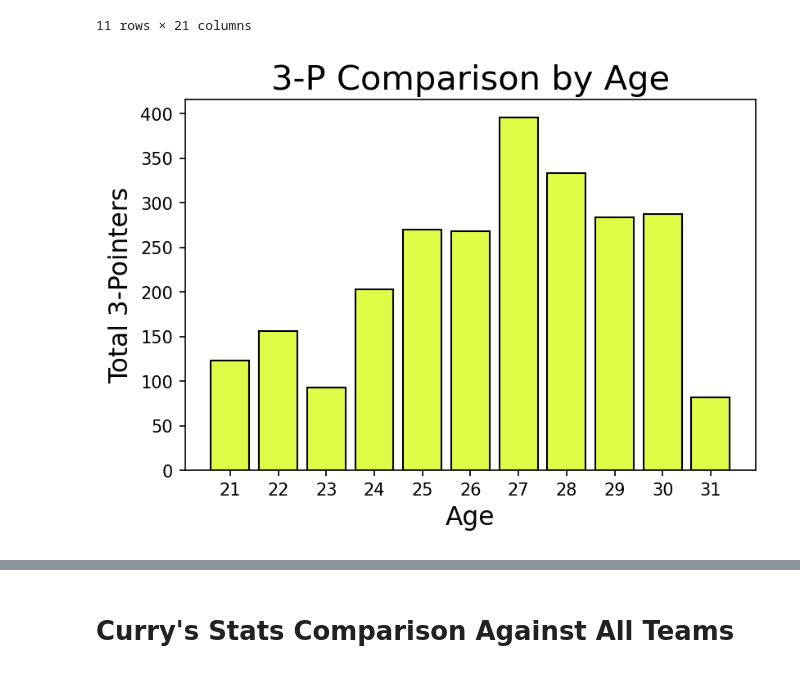
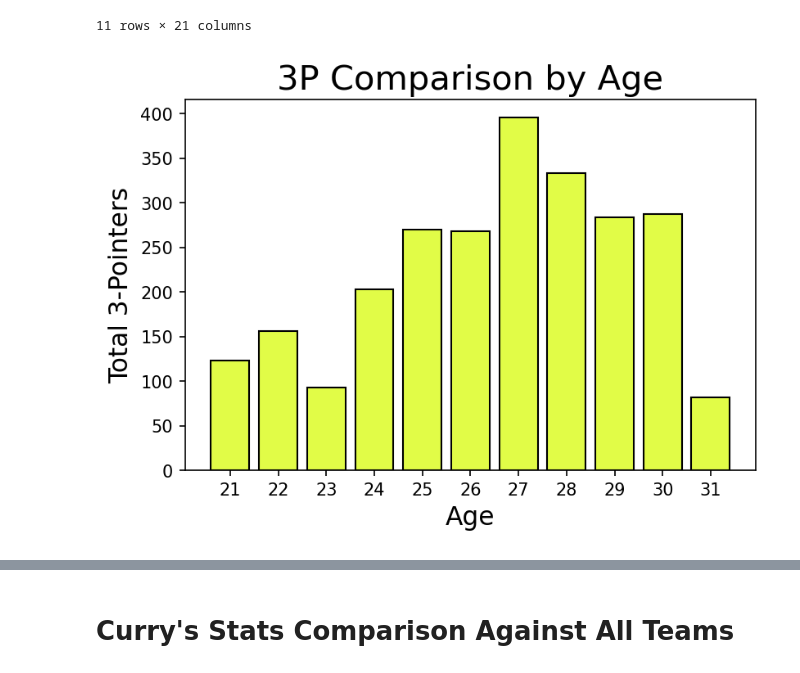
Before and after one commit to abhi10sharma/steph-curry-regular-season-analysis, a Jupyter notebook: Steph Curry regular season analysis.ipynb, the cells around one changed output, grey strips where cells are left out. Saved outputs shown, nothing was run; the diff lists cells and outputs as text; code cells hidden in the pictures.

```diff
--- a/Steph Curry regular season analysis.ipynb
+++ b/Steph Curry regular season analysis.ipynb
@@ -192,19 +196,19 @@ age_df
 # %%
 plt.figure(figsize=(6,4), dpi = 150)
 
 age = [Age for Age, df in df.groupby(['Age'])]
 
 plt.bar(age, age_df['3P'], color = '#e1fc47', edgecolor = 'Black')
 
-plt.title('3-P Comparison by Age', fontsize = 20)
+plt.title('3P Comparison by Age', fontsize = 20)
 
 plt.xticks(age)
 
 
 plt.xlabel('Age', fontsize = 15)
 plt.ylabel('Total 3-Pointers', fontsize = 15)
 
 plt.savefig('3P_comparison.png')
 plt.show()
 # %% [output]
-[figure, old version]
+[figure, new version]
```
Also changed, not shown: parts of 7 cells of this notebook.
